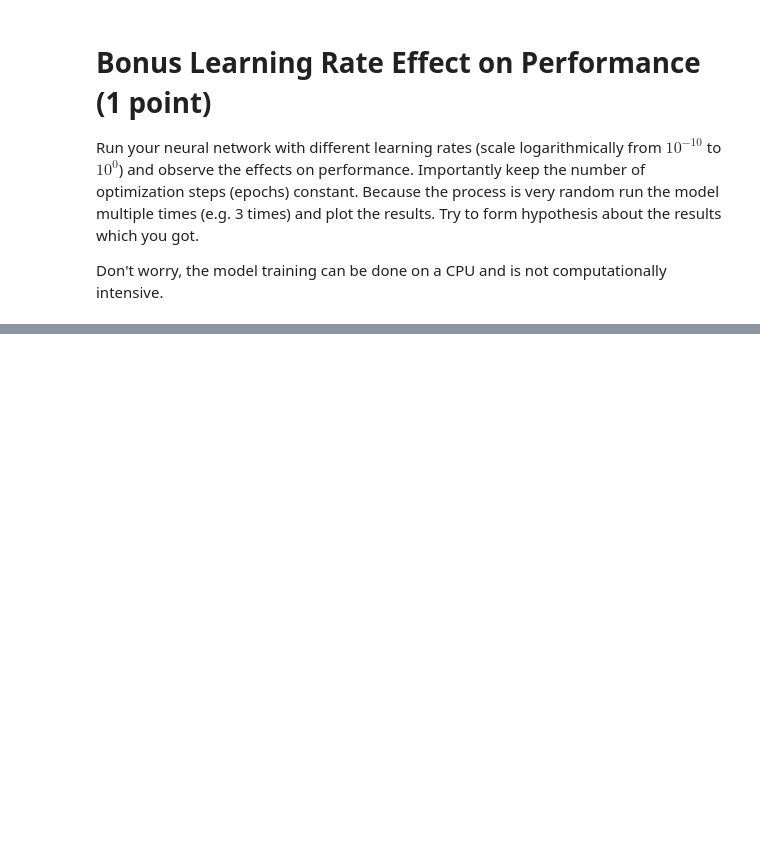
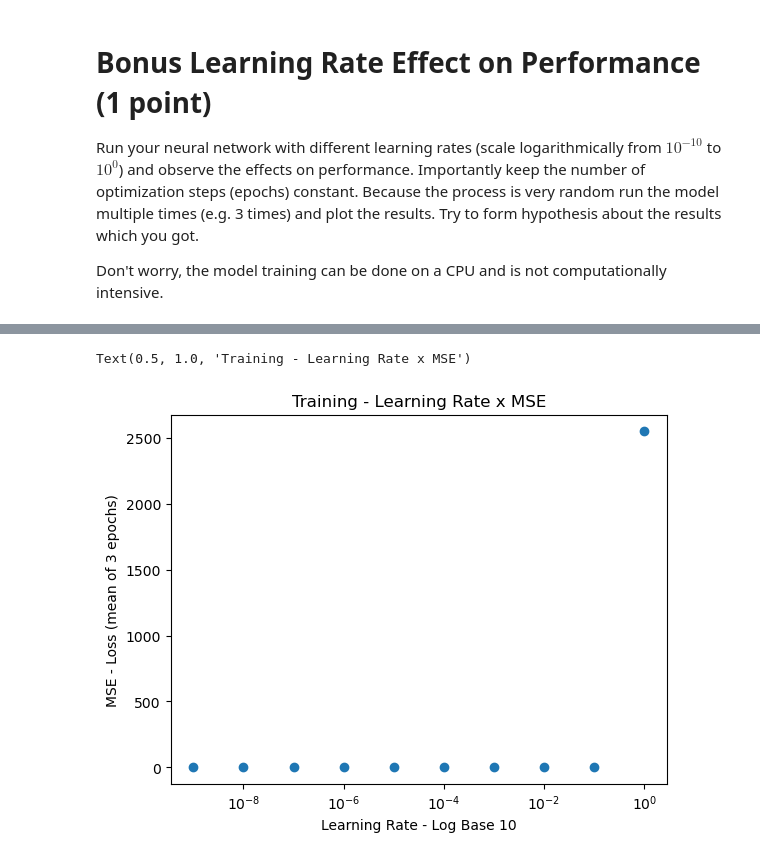
Before and after one commit to lflage/NNIA_22_23, a Jupyter notebook: Assignment_4/assignment4.ipynb, the cells around one changed output, grey strips where cells are left out. Saved outputs shown, nothing was run; the diff lists cells and outputs as text; code cells hidden in the pictures; blank space fills up the shorter version.

Commit message:
merged Lucas Assignment4 solution

```diff
--- a/Assignment_4/assignment4.ipynb
+++ b/Assignment_4/assignment4.ipynb
@@ -109,3 +204,32 @@ import torch.nn as nn
 Run your neural network with different learning rates (scale logarithmically from $10^{-10}$ to $10^{0}$) and observe the effects on performance. Importantly keep the number of optimization steps (epochs) constant. Because the process is very random run the model multiple times (e.g. 3 times) and plot the results. Try to form hypothesis about the results which you got.
 
 Don't worry, the model training can be done on a CPU and is not computationally intensive.
+# %%
+learning_rates = [10**-i for i in range(0,10)]
+# %%
+train_loss_list = []
+test_loss_list = []
+
+for learning_rate in learning_rates:
+
+
+    model = solution.NeuralNetwork()
+
+    loss_fn = nn.MSELoss()
+    learning_rate = learning_rate
+
+    optimizer = torch.optim.Adam(model.parameters(), lr=learning_rate)
+
+    epochs = 3
+    epoch_train_loss = []
+    epoch_test_loss =[]
+    for t in range(epochs):
+        print(f"Epoch {t+1}\n-------------------------------")
+
+
+        train_loss = solution.train_loop(train_dataloader, model, loss_fn, optimizer)
+        test_loss = solution.test_loop(dev_dataloader, model, loss_fn)
+        epoch_train_loss.append(train_loss)
+        epoch_test_loss.append(test_loss)
+    train_loss_list.append(sum(epoch_train_loss)/3)
+    test_loss_list.append(sum(epoch_test_loss)/3)
@@ -111,0 +254,13 @@ Don't worry, the model training can be done on a CPU and is not computationally
+# %%
+import matplotlib
+import matplotlib.pyplot as plt
+
+# Plot MSE x Learning Rate
+plt.scatter(learning_rates, train_loss_list)
+plt.xscale("log")
+plt.xlabel("Learning Rate - Log Base 10")
+plt.ylabel("MSE - Loss (mean of 3 epochs)")
+plt.title('Training - Learning Rate x MSE')
+# %% [output]
+Text(0.5, 1.0, 'Training - Learning Rate x MSE')
+[figure, added]
```
Also changed, not shown: parts of 8 cells of this notebook, 1 other file.
